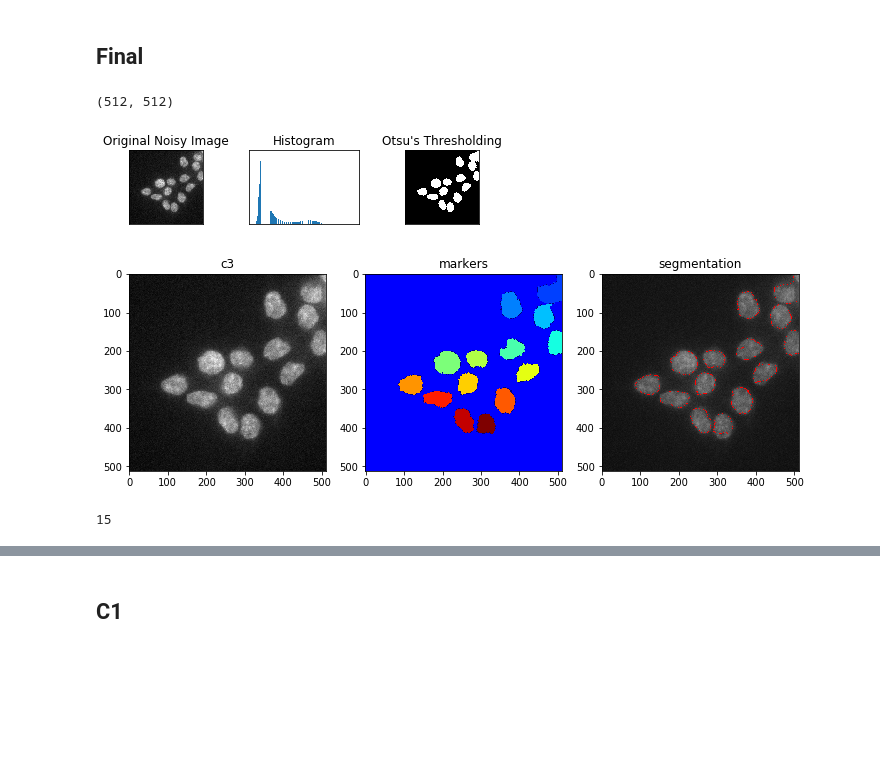
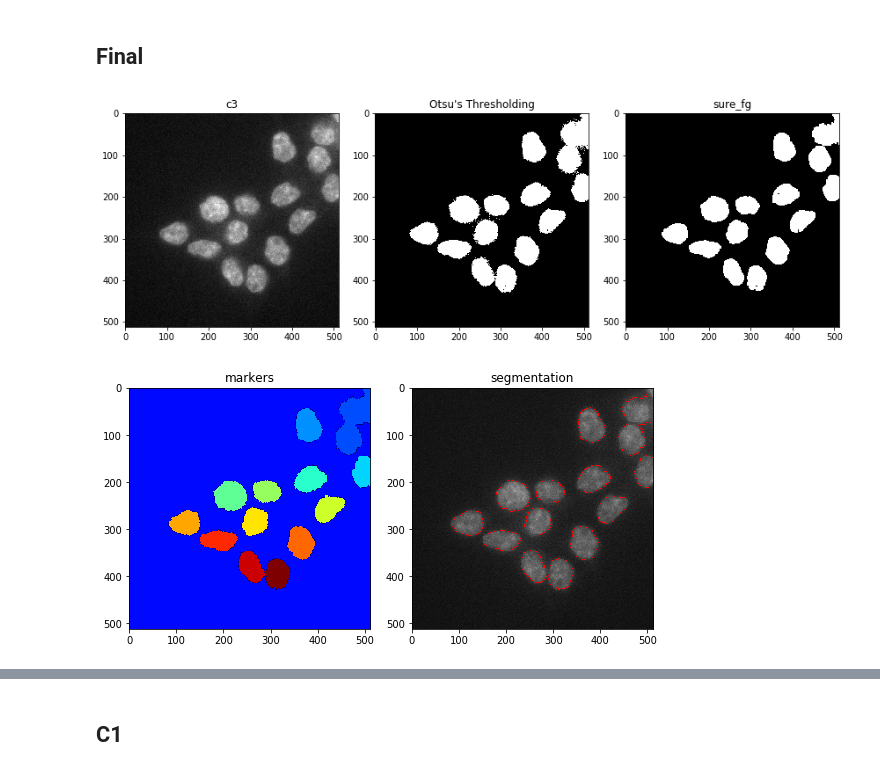
Before and after one commit to jasonjnie/2D-Cell-Image-Segmentation, a Jupyter notebook: Cell_Image_Segmentation.ipynb, the cells around one changed output, grey strips where cells are left out. Cells and saved outputs as stored; diff of their text form; code cells hidden in the pictures; blank space fills up the shorter version.

```diff
--- a/Cell_Image_Segmentation.ipynb
+++ b/Cell_Image_Segmentation.ipynb
@@ -685,85 +686,69 @@ import matplotlib.pyplot as plt
 import cv2
 from PIL import Image
 import copy
+from skimage.segmentation import active_contour
 %matplotlib inline
 
 img_path_c3 = './data/c3/Snap-808-Image Export-83_c3_ORG.tif'
 img_c3 = np.asarray(Image.open(img_path_c3))
-print(img_c3.shape)
-plt.subplot(1, 2, 1)
-plt.title('c3')
-plt.imshow(img_c3, cmap='gray')
 
 # Otsu's thresholding
-ret1, th1 = cv2.threshold(img_c3,0,255,cv2.THRESH_BINARY+cv2.THRESH_OTSU)
-
-# plot all the images and their histograms
-images = [img_c3, 0, th1]
-titles = ['Original Noisy Image','Histogram',"Otsu's Thresholding"]
-
-plt.subplot(3,3,1)
-plt.imshow(images[0],'gray')
-plt.title(titles[0])
-plt.xticks([]), plt.yticks([])
-
-plt.subplot(3,3,2)
-plt.hist(images[0].ravel(),256)
-plt.title(titles[1])
-plt.xticks([]), plt.yticks([])
-
-plt.subplot(3,3,3)
-plt.imshow(images[2],'gray')
-plt.title(titles[2])
-plt.xticks([]), plt.yticks([])
-
-plt.tight_layout()
-plt.show()
+ret3, th3 = cv2.threshold(img_c3,0,255,cv2.THRESH_BINARY+cv2.THRESH_OTSU)
 
 """
 Markers: (512, 512) -1: boundary
                      0: unknown
                      1: background
                      N: object N
 """
 
 # noise removal
 kernel = np.ones((3,3), np.uint8)
-opening = cv2.morphologyEx(th1, cv2.MORPH_OPEN, kernel, iterations = 10)
+opening3 = cv2.morphologyEx(th3, cv2.MORPH_OPEN, kernel, iterations = 3)
 
 # sure background area
-sure_bg = cv2.dilate(opening, kernel, iterations=3)
+sure_bg3 = cv2.dilate(opening3, kernel, iterations=2)
 
 # Finding sure foreground area
-dist_transform = cv2.distanceTransform(opening, cv2.DIST_L2, 5)
-ret, sure_fg = cv2.threshold(dist_transform, 0.1*dist_transform.max(), 255, 0)
+dist_transform3 = cv2.distanceTransform(opening3, cv2.DIST_L2, 3)
+ret3, sure_fg3 = cv2.threshold(dist_transform3, 0.05*dist_transform3.max(), 255, 0)
 
 # Finding unknown region
-sure_fg = np.uint8(sure_fg)
-unknown = cv2.subtract(sure_bg, sure_fg)
+sure_fg3 = np.uint8(sure_fg3)
+unknown3 = cv2.subtract(sure_bg3, sure_fg3)
 
-ret, markers = cv2.connectedComponents(sure_fg)
-markers += 1
-markers[unknown==255] = 0
+ret3, markers3 = cv2.connectedComponents(sure_fg3)
+markers3 += 1
+markers3[unknown3==255] = 0
 
-img_color = cv2.cvtColor(img_c3, cv2.COLOR_GRAY2BGR)
-markers = cv2.watershed(img_color, markers)
-img_color[markers == -1] = [255,0,0]
+img_color3 = cv2.cvtColor(img_c3, cv2.COLOR_GRAY2BGR)
+markers3 = cv2.watershed(img_color3, markers3)
+img_color3[markers3 == -1] = [255,0,0]
 
 fig = plt.figure(figsize=(12,4))
 plt.subplot(1,3,1)
 plt.imshow(img_c3, cmap='gray')
 plt.title('c3')
 plt.subplot(1,3,2)
-plt.imshow(markers, cmap='jet')
-plt.title('markers')
+plt.imshow(th3, 'gray')
+plt.title("Otsu's Thresholding")
 plt.subplot(1,3,3)
-plt.imshow(img_color, cmap='gray')
-plt.title('segmentation')
+plt.imshow(sure_fg3, 'gray')
+plt.title('sure_fg')
+plt.tight_layout()
 plt.show()
 
-print(markers.max())
+fig = plt.figure(figsize=(8,4))
+plt.subplot(1,2,1)
+plt.imshow(markers3, cmap='jet')
+plt.title('markers')
+plt.subplot(1,2,2)
+plt.imshow(img_color3, cmap='gray')
+plt.title('segmentation')
+plt.tight_layout()
+plt.show()
+
+print(markers3.max())
 # %% [output]
-(512, 512)
-[figure, old version]
+[figure, new version]
-[figure, old version]
+[figure, new version]
-15
```
Also changed, not shown: parts of 6 cells of this notebook.
